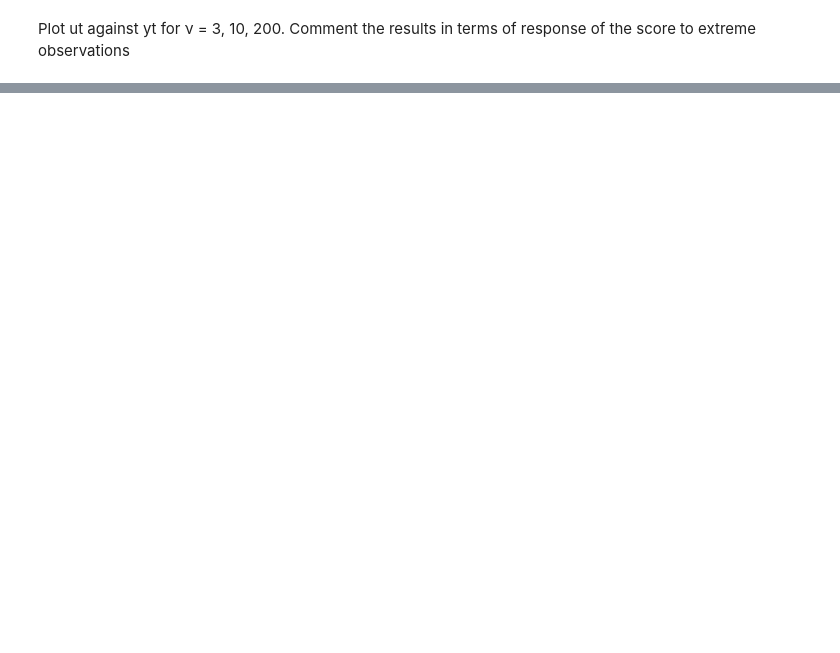
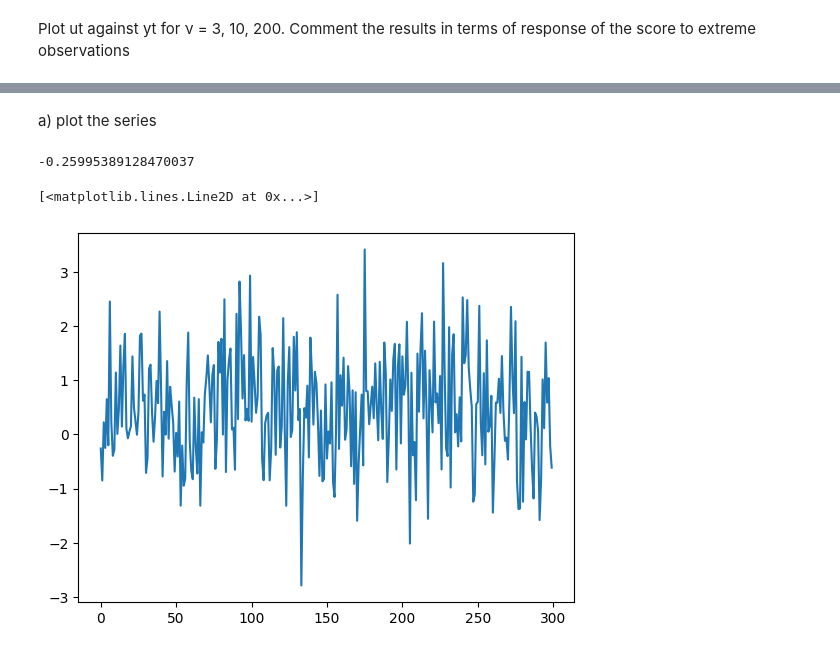
Before and after one commit to alberello00/Advanced-time-series, a Jupyter notebook: R files for score-driven simulation and estimation-20230530/py_functions_DCS.ipynb, the cells around one changed output, grey strips where cells are left out. Drawn from its saved outputs; the diff is of its cells as text; code cells hidden in the pictures; blank space fills up the shorter version.

```diff
--- a/R files for score-driven simulation and estimation-20230530/py_functions_DCS.ipynb
+++ b/R files for score-driven simulation and estimation-20230530/py_functions_DCS.ipynb
@@ -219,0 +255,16 @@ interactive(children=(IntSlider(value=3, description='ν:', max=200, min=3, step
+# %% [markdown]
+a) plot the series
+# %%
+T = 300
+omega = 0.5
+phi = 0.5
+k = 0.5
+varsigma = 1
+nu = 24
+result = uDCS_t_model_simulator(T, omega, phi, k, varsigma, nu)
+y = result['y_t_gen']
+plt.plot(y)
+# %% [output]
+-0.25995389128470037
+[<matplotlib.lines.Line2D at 0x...>]
+[figure, added]
```
Also changed, not shown: parts of 19 cells of this notebook, 8 other files.
